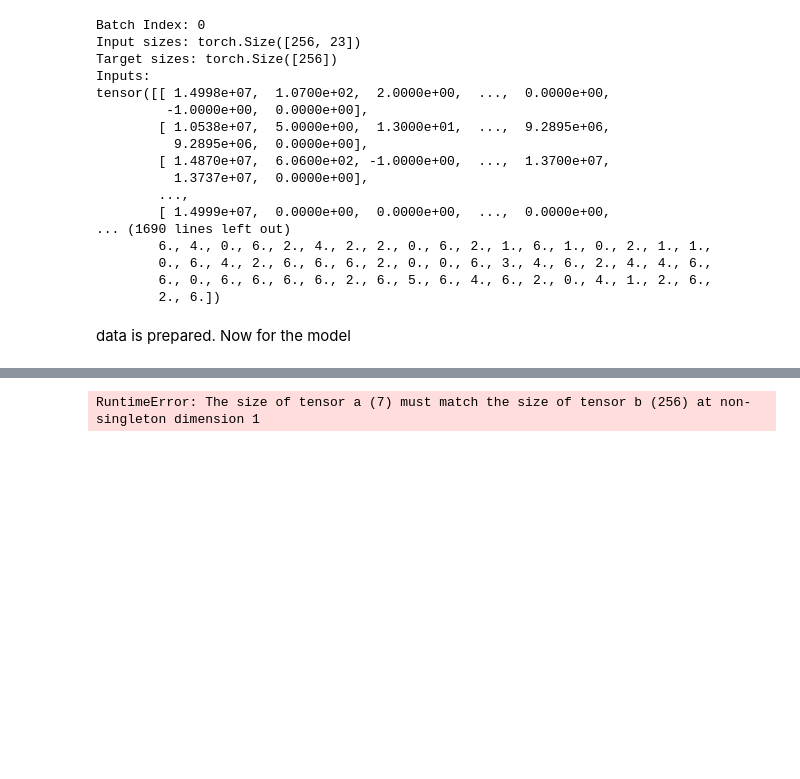
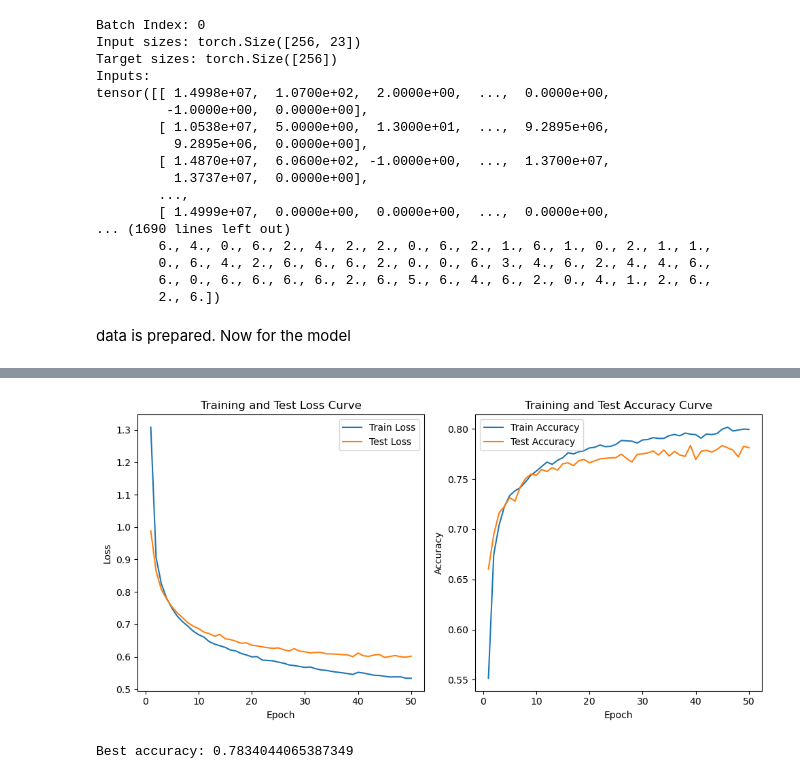
Before and after one commit to Colorado-Mesa-University-Cybersecurity/TrafficFlowForecasting, a Jupyter notebook: warins_experiments/scratch/basic.ipynb, the cells around one changed output, grey strips where cells are left out. Saved outputs shown, nothing was run; the diff lists cells and outputs as text; code cells hidden in the pictures; blank space fills up the shorter version.

```diff
--- a/warins_experiments/scratch/basic.ipynb
+++ b/warins_experiments/scratch/basic.ipynb
@@ -222,41 +259,28 @@ class TransformerBlock(nn.Module):
 
 class Encoder(nn.Module):
     def __init__(self,
-                 sigma,
                  embed_size,
-                 input_size,
-                 n_features,
                  num_layers,
                  heads,
                  forward_expansion,
-                 dropout
+                 encoder_dropout
     ):
         super(Encoder, self).__init__()
-
-        self.embed_size = embed_size
-        self.embeddings = GaussianEncoding(sigma = sigma, input_size=input_size, encoded_size=embed_size//2)
 
         self.layers = nn.ModuleList(
             [
                 TransformerBlock(
                     embed_size,
                     heads,
-                    dropout=dropout,
+                    dropout=encoder_dropout,
                     forward_expansion=forward_expansion
                 )
                 for _ in range(num_layers)
             ]
         )
-        self.dropout = nn.Dropout(dropout)
+
 
     def forward(self, x):
-        #(batch_size, n_features) -> (batch_size, n_features, 1)
-        x = x.unsqueeze(2)
-
-        x = self.embeddings(x) #(batch_size, n_features, emb_size)
-
-        x = self.dropout(x)
-
         for layer in self.layers:
             #running embeddings through transformer block
             #keys, values, and query are all the same initially (x)
@@ -403,9 +593,10 @@ def test(dataloader, model, loss_fn):
 # %%
-model = vpnClassifier(embed_size=30, num_layers=1, heads=10, dropout=0.5, batch_sz=batch_sz)
+#Using Adam now
+model = vpnClassifier(rff_on=False, num_layers=1, aggregation_on=False, heads=1)
 loss_fn = nn.CrossEntropyLoss()
-optimizer = torch.optim.Adam(model.parameters(), lr=0.0001)
+optimizer = torch.optim.Adam(params=model.parameters(), lr=0.0001)
 
-epochs = 15
+epochs = 50
 train_losses = []
 train_accuracies = []
 test_losses = []
@@ -463 +654,2 @@ tensor([5, 0, 2, 3, 0, 6, 0, 6, 3, 6, 4, 0, 6, 0, 5, 5, 5, 6, 4, 2, 6, 6, 6, 1,
+[figure, added]
-RuntimeError: The size of tensor a (7) must match the size of tensor b (256) at non-singleton dimension 1
+Best accuracy: 0.7834044065387349
```
Also changed, not shown: parts of 28 cells of this notebook.
